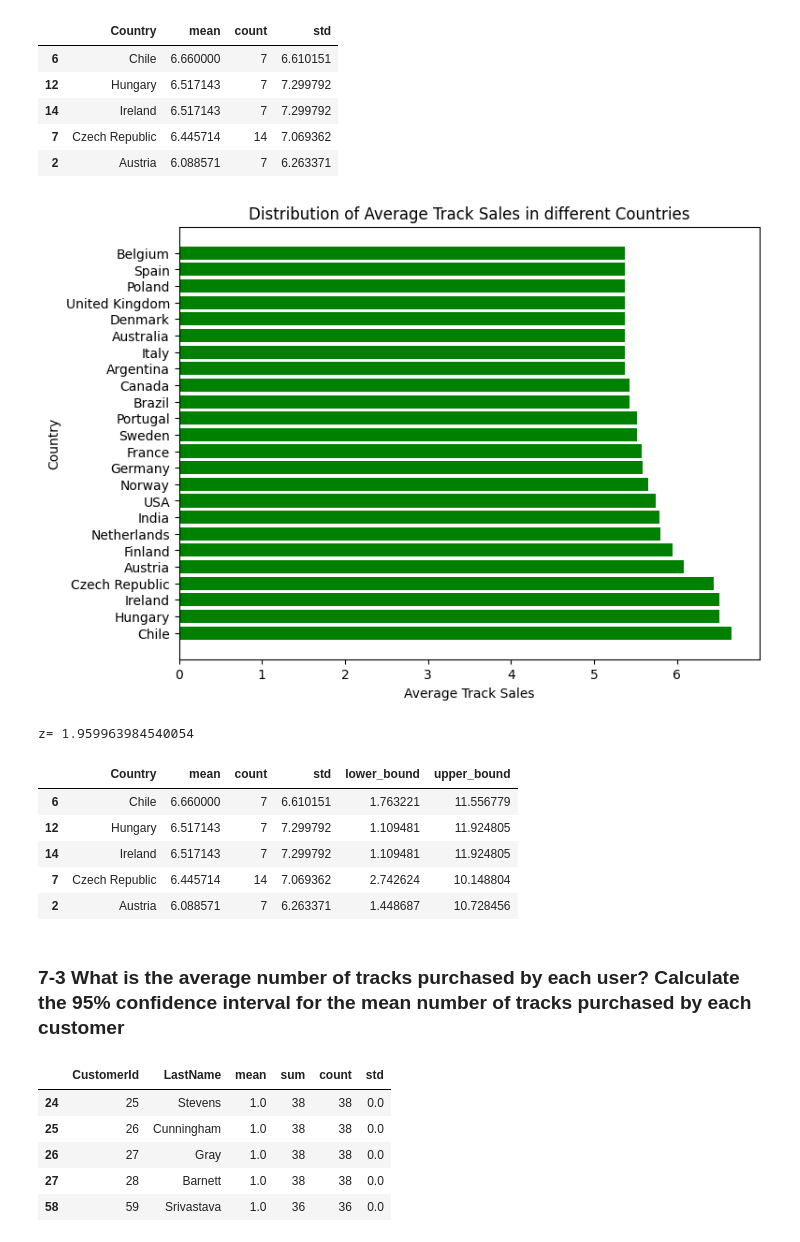
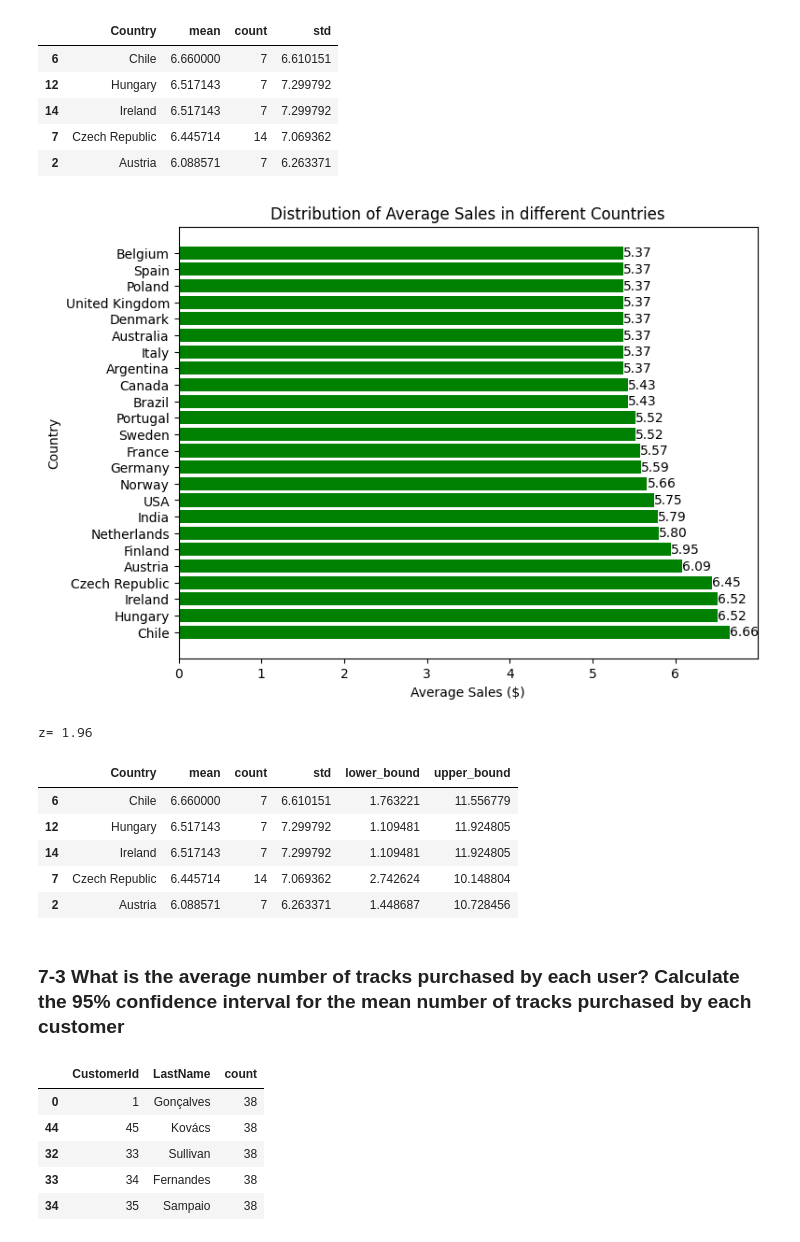
Before and after one commit to Mahlagha1994/Chinook, a Jupyter notebook: notebooks/Chinook Data Analysis.ipynb, the cells around one changed output. Drawn from its saved outputs; the diff is of its cells as text; code cells hidden in the pictures.

```diff
--- a/notebooks/Chinook Data Analysis.ipynb
+++ b/notebooks/Chinook Data Analysis.ipynb
@@ -656,12 +661,17 @@ avg_genre_length.head()
 | 23 | TV Shows | 35.75 | 93 | 11.87 |
 | 5 | Comedy | 26.42 | 17 | 6.96 |
 # %%
+# Step 2
 # plot
 plt.figure(figsize=(8,6))
 barchart = plt.barh(avg_genre_length['GenreName'], avg_genre_length['mean'], align='center', color='c')
 
+for bar in barchart:
+    plt.text(bar.get_width(), bar.get_y() + bar.get_height()/2, f'{bar.get_width():.1f}',
+             va='center', ha='left', fontsize=10)
+
 plt.title('Distribution of Average Track length in different Genres')
 plt.ylabel('Genre')
-plt.xlabel('Average Duration of Tracks')
+plt.xlabel('Average Duration of Tracks (minute)')
 plt.show()
 # %% [output]
@@ -704,26 +735,30 @@ customer_country_purchase.head()
 # %%
 # plot
 plt.figure(figsize=(8,6))
-plt.barh(customer_country_purchase['Country'], customer_country_purchase['mean'], align='center', color='green')
+barhchart = plt.barh(customer_country_purchase['Country'], customer_country_purchase['mean'], align='center', color='green')
 
-plt.title('Distribution of Average Track Sales in different Countries')
+for bar in barhchart:
+    plt.text(bar.get_width(), bar.get_y() + bar.get_height()/2, f'{bar.get_width():.2f}',
+             va='center', ha='left', fontsize=10)
+
+plt.title('Distribution of Average Sales in different Countries')
 plt.ylabel('Country')
-plt.xlabel('Average Track Sales')
+plt.xlabel('Average Sales ($)')
 plt.show()
 # %% [output]
-[figure, old version]
+[figure, new version]
 # %%
 # Confidence Interval
 confidence_level = 0.95
 z = stats.norm.ppf(1 - (1 - confidence_level) / 2)
-print(f'z= {z}')
+print(f'z= {z.round(2)}')
 
 # Calculate confidence interval
 customer_country_purchase['lower_bound'] = customer_country_purchase['mean'] - z * (customer_country_purchase['std'] / np.sqrt(customer_country_purchase['count']))
 customer_country_purchase['upper_bound'] = customer_country_purchase['mean'] + z * (customer_country_purchase['std'] / np.sqrt(customer_country_purchase['count']))
 customer_country_purchase.head()
 # %% [output]
-z= 1.959963984540054
+z= 1.96
 |  | Country | mean | count | std | lower_bound | upper_bound |
 | 6 | Chile | 6.660000 | 7 | 6.610151 | 1.763221 | 11.556779 |
 | 12 | Hungary | 6.517143 | 7 | 7.299792 | 1.109481 | 11.924805 |
@@ -734,19 +769,19 @@ z= 1.959963984540054
 ### 7-3 What is the average number of tracks purchased by each user? Calculate the 95% confidence interval for the mean number of tracks purchased by each customer
 # %%
 customer_name_merge = pd.merge(Customer[['CustomerId', 'FirstName', 'LastName']], Invoice[['CustomerId', 'InvoiceId']], on='CustomerId')
-customer_name_track = pd.merge(customer_name_merge, InvoiceLine[['InvoiceLineId', 'InvoiceId','TrackId', 'Quantity']], on='InvoiceId')
-customer_quantity_purchase = (customer_name_track.groupby(['CustomerId', 'LastName'])['Quantity']
-                             .agg(['mean', 'sum', 'count', 'std'])
+customer_name_track = pd.merge(customer_name_merge, InvoiceLine[['InvoiceLineId', 'InvoiceId','TrackId']], on='InvoiceId')
+customer_track_purchase = (customer_name_track.groupby(['CustomerId', 'LastName'])['TrackId']
+                             .agg(['count'])
                              .reset_index()
-                             .sort_values(by='sum', ascending=False))
-customer_quantity_purchase.tail()
+                             .sort_values(by='count', ascending=False))
+customer_track_purchase.head()
 # %% [output]
-|  | CustomerId | LastName | mean | sum | count | std |
-| 24 | 25 | Stevens | 1.0 | 38 | 38 | 0.0 |
-| 25 | 26 | Cunningham | 1.0 | 38 | 38 | 0.0 |
-| 26 | 27 | Gray | 1.0 | 38 | 38 | 0.0 |
-| 27 | 28 | Barnett | 1.0 | 38 | 38 | 0.0 |
-| 58 | 59 | Srivastava | 1.0 | 36 | 36 | 0.0 |
+|  | CustomerId | LastName | count |
+| 0 | 1 | Gonçalves | 38 |
+| 44 | 45 | Kovács | 38 |
+| 32 | 33 | Sullivan | 38 |
+| 33 | 34 | Fernandes | 38 |
+| 34 | 35 | Sampaio | 38 |
 # %%
 # plot
 plt.figure(figsize=(8,12))
```
Also changed, not shown: parts of 23 cells of this notebook.
